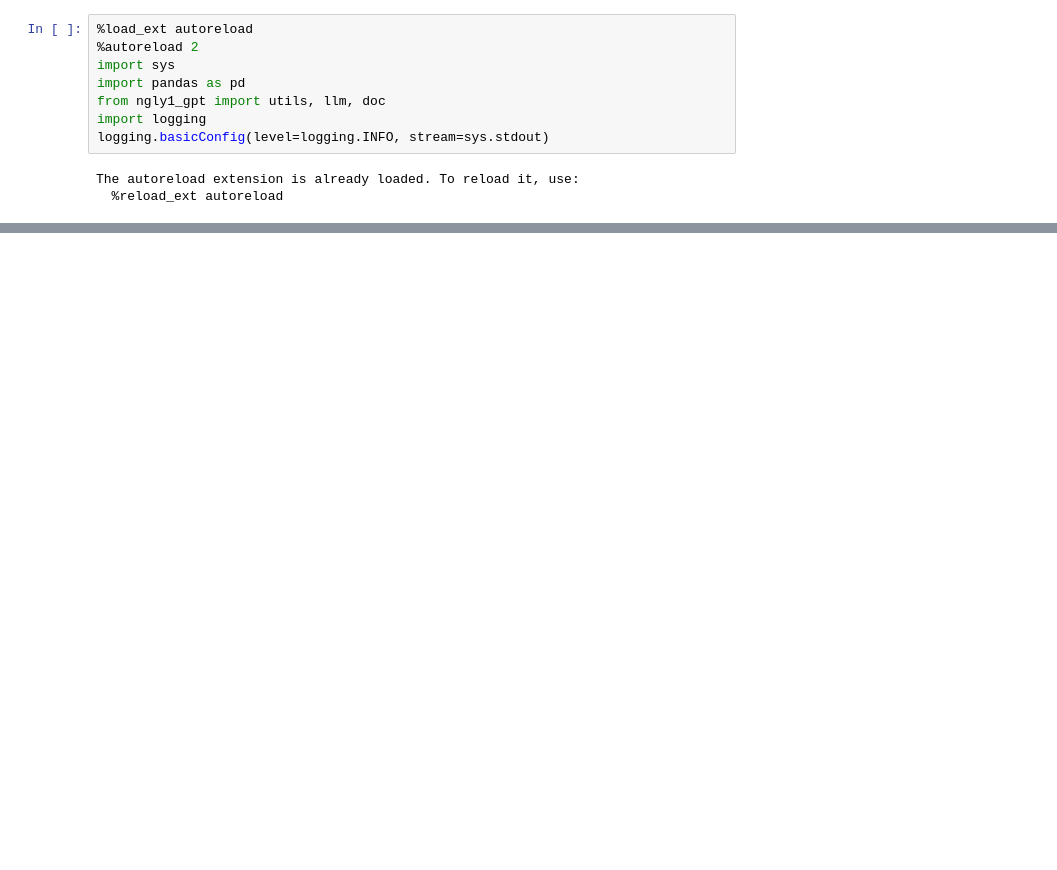
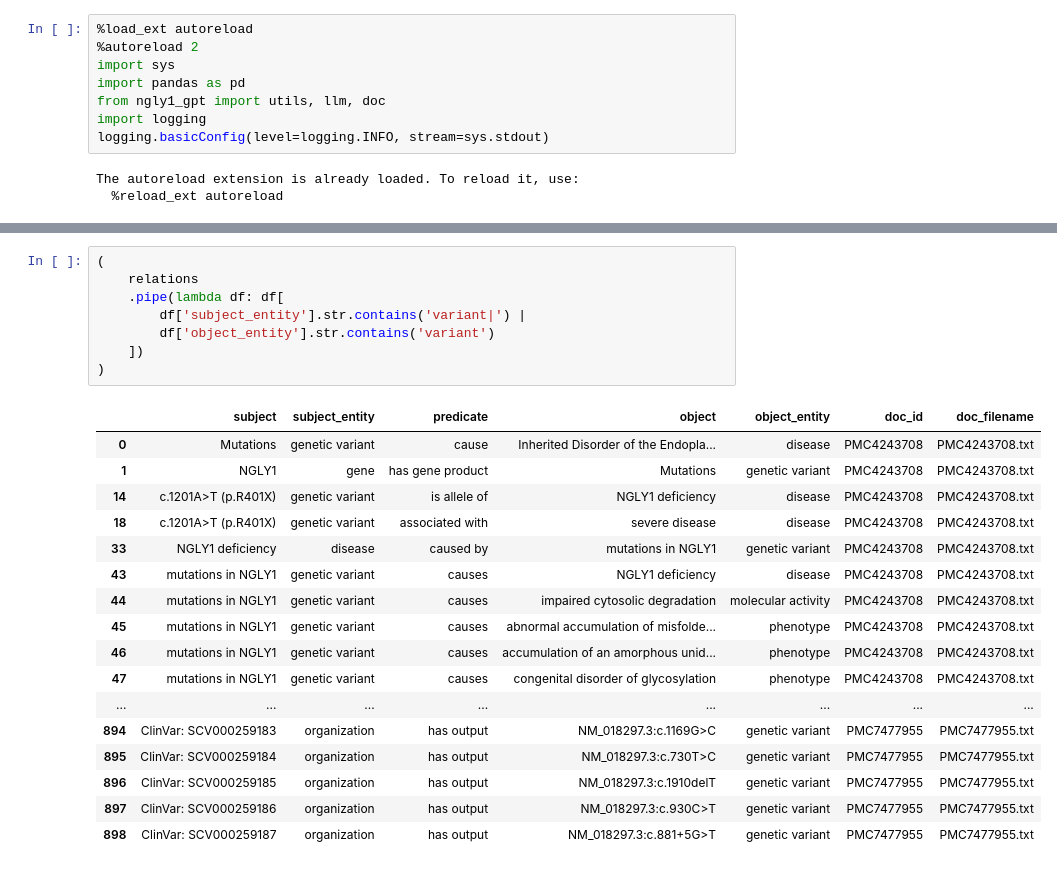
Before and after one commit to eric-czech/ngly1-gpt, a Jupyter notebook: ngly1_gpt/notebooks/relation_extraction.ipynb, the cells around one changed output, grey strips where cells are left out. Saved outputs shown, nothing was run; the diff lists cells and outputs as text; blank space fills up the shorter version.

```diff
--- a/ngly1_gpt/notebooks/relation_extraction.ipynb
+++ b/ngly1_gpt/notebooks/relation_extraction.ipynb
@@ -188,0 +264,26 @@ The impaired sweat response, largely affecting distal responses, is consistent w
+# %%
+(
+    relations
+    .pipe(lambda df: df[
+        df['subject_entity'].str.contains('variant|') |
+        df['object_entity'].str.contains('variant')
+    ])
+)
+# %% [output]
+|  | subject | subject_entity | predicate | object | object_entity | doc_id | doc_filename |
+| 0 | Mutations | genetic variant | cause | Inherited Disorder of the Endopla... | disease | PMC4243708 | PMC4243708.txt |
+| 1 | NGLY1 | gene | has gene product | Mutations | genetic variant | PMC4243708 | PMC4243708.txt |
+| 14 | c.1201A>T (p.R401X) | genetic variant | is allele of | NGLY1 deficiency | disease | PMC4243708 | PMC4243708.txt |
+| 18 | c.1201A>T (p.R401X) | genetic variant | associated with | severe disease | disease | PMC4243708 | PMC4243708.txt |
+| 33 | NGLY1 deficiency | disease | caused by | mutations in NGLY1 | genetic variant | PMC4243708 | PMC4243708.txt |
+| 43 | mutations in NGLY1 | genetic variant | causes | NGLY1 deficiency | disease | PMC4243708 | PMC4243708.txt |
+| 44 | mutations in NGLY1 | genetic variant | causes | impaired cytosolic degradation | molecular activity | PMC4243708 | PMC4243708.txt |
+| 45 | mutations in NGLY1 | genetic variant | causes | abnormal accumulation of misfolde... | phenotype | PMC4243708 | PMC4243708.txt |
+| 46 | mutations in NGLY1 | genetic variant | causes | accumulation of an amorphous unid... | phenotype | PMC4243708 | PMC4243708.txt |
+| 47 | mutations in NGLY1 | genetic variant | causes | congenital disorder of glycosylation | phenotype | PMC4243708 | PMC4243708.txt |
+| ... | ... | ... | ... | ... | ... | ... | ... |
+| 894 | ClinVar: SCV000259183 | organization | has output | NM_018297.3:c.1169G>C | genetic variant | PMC7477955 | PMC7477955.txt |
+| 895 | ClinVar: SCV000259184 | organization | has output | NM_018297.3:c.730T>C | genetic variant | PMC7477955 | PMC7477955.txt |
+| 896 | ClinVar: SCV000259185 | organization | has output | NM_018297.3:c.1910delT | genetic variant | PMC7477955 | PMC7477955.txt |
+| 897 | ClinVar: SCV000259186 | organization | has output | NM_018297.3:c.930C>T | genetic variant | PMC7477955 | PMC7477955.txt |
+| 898 | ClinVar: SCV000259187 | organization | has output | NM_018297.3:c.881+5G>T | genetic variant | PMC7477955 | PMC7477955.txt |
```
Also changed, not shown: parts of 28 cells of this notebook, 6 other files.
